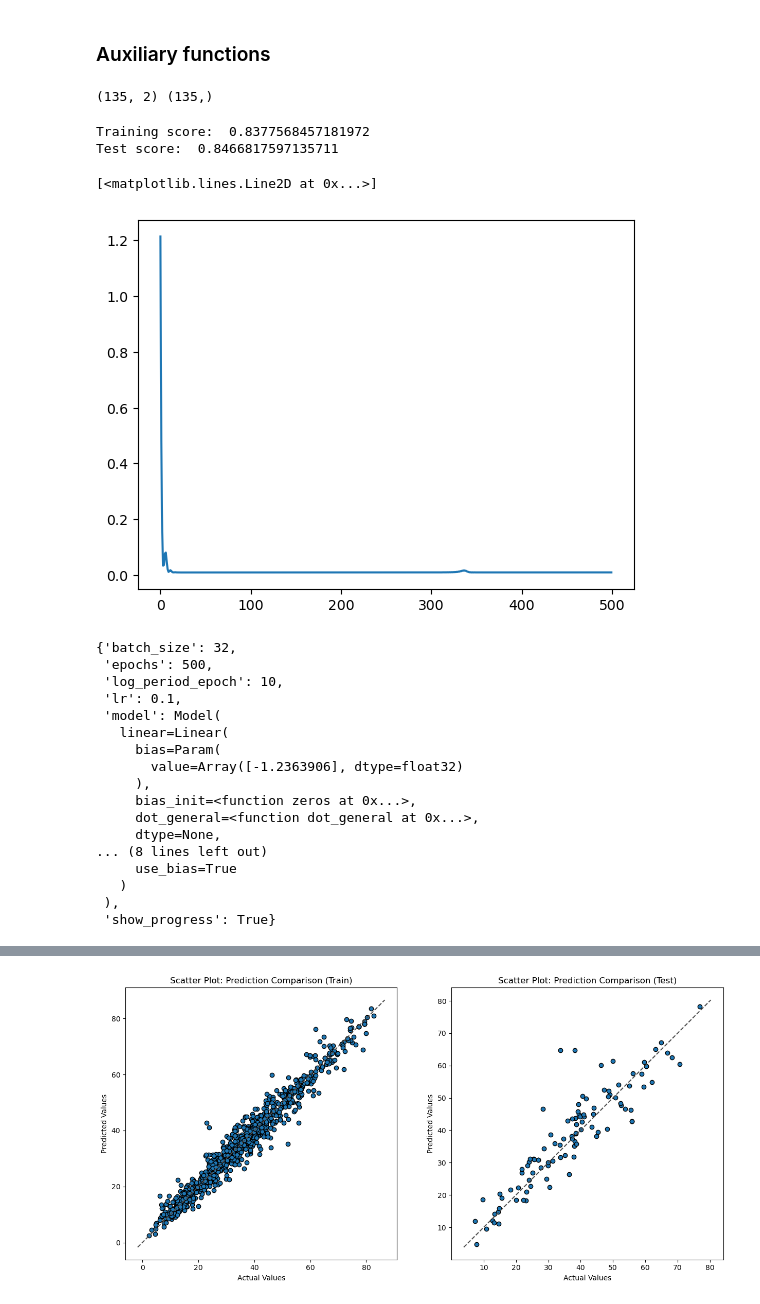
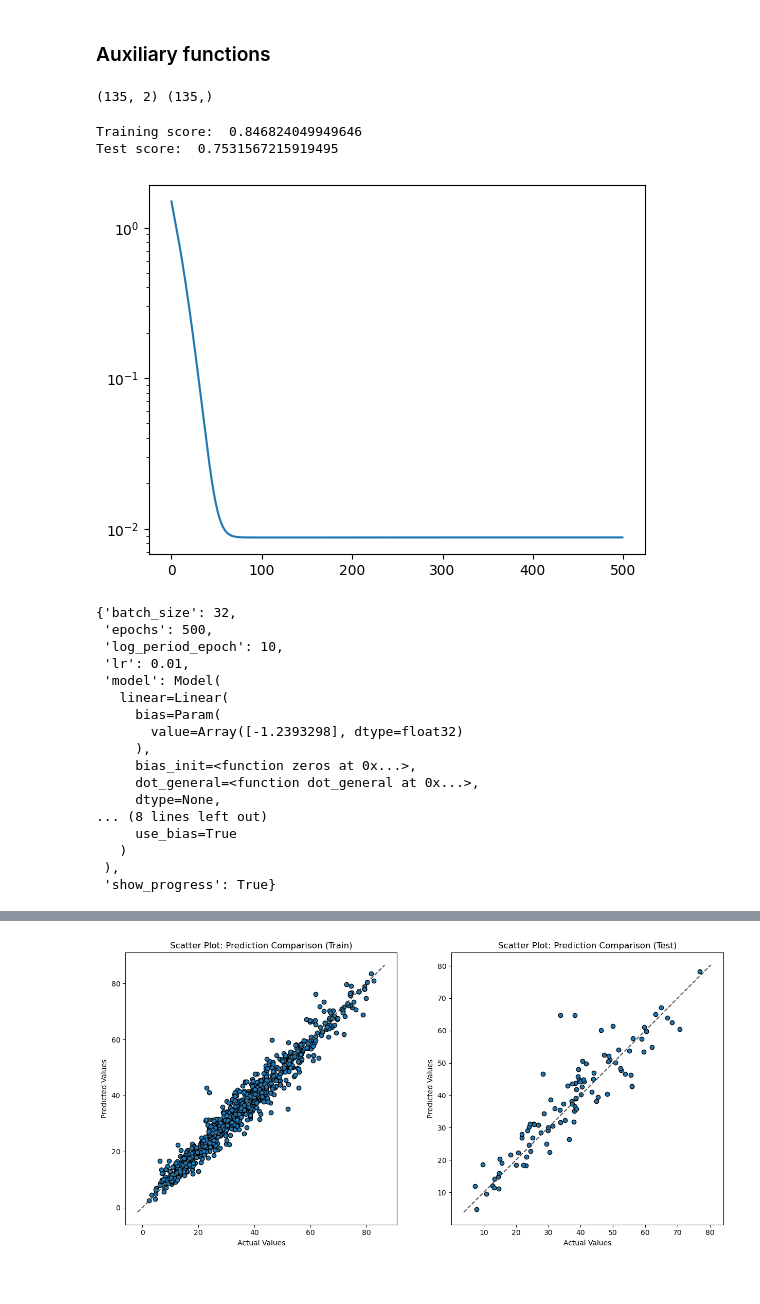
Before and after one commit to alucantonio/data_enhanced_simulation, a Jupyter notebook: 3_FlaxIntro.ipynb, the cells around one changed output, grey strips where cells are left out. Saved outputs shown, nothing was run; the diff lists cells and outputs as text; code cells hidden in the pictures.

```diff
--- a/FlaxIntro.ipynb
+++ b/3_FlaxIntro.ipynb
@@ -139,8 +130,9 @@ val_loss_history = []
 
 # Training loop
 for epoch in tqdm(range(1, epochs + 1)):
-    model, train_loss, validation_loss = train_epoch(model, optimizer, xs_train, ys_train,
-                                               xs_val, ys_val, batch_size, random.key(1))
+    model, train_loss, validation_loss = train_epoch(model, optimizer, xs_train,
+                                                      ys_train, xs_val, ys_val,
+                                                    batch_size, random.key(1))
 
     train_loss_history.append(train_loss)
     val_loss_history.append(validation_loss)
@@ -234,7 +205,7 @@ def train_step(model, optimizer, x, y):
     return loss
 
 def _train_epoch(
-    model, loss_fn, optimizer, xs_train, ys_train, batch_size, rng
+    model, optimizer, xs_train, ys_train, batch_size, rng
 ):
     train_ds_size = len(xs_train)
     steps_per_epoch = train_ds_size // batch_size
@@ -255,14 +226,14 @@ def _train_epoch(
     return model, train_loss
 
 
-def train(model, optimizer, loss_fn, xs_train, ys_train,
+def train(model, optimizer, xs_train, ys_train,
           batch_size,epochs, log_period_epoch=1, show_progress=True):
 
     train_loss_history = []
 
     for epoch in tqdm(range(1, epochs + 1), disable=not show_progress):
         model, train_loss = _train_epoch(
-            model, loss_fn, optimizer, xs_train, ys_train,
+            model, optimizer, xs_train, ys_train,
             batch_size, random.key(1),
         )
 
@@ -279,14 +250,8 @@ def train(model, optimizer, loss_fn, xs_train, ys_train,
 
 class MLPRegressor(BaseEstimator):
 
-    _parameter_constraints = {
-        "lr": [float],
-        "epochs": [int],
-        "batch_size": [int],
-        "log_period_epoch": [int]
-    }
-
-    def __init__(self, model, lr, epochs, batch_size, log_period_epoch=10, show_progress=True):
+    def __init__(self, model, lr, epochs, batch_size, log_period_epoch=10,
+                 show_progress=True):
         self.model = model
         self.lr = lr
         self.epochs = epochs
@@ -294,7 +259,6 @@ class MLPRegressor(BaseEstimator):
         self.log_period_epoch = log_period_epoch
         self.show_progress = show_progress
 
-    @_fit_context(prefer_skip_nested_validation=True)
     def fit(self, X, y):
         # `_validate_data` is defined in the `BaseEstimator` class.
         # It allows to:
@@ -306,9 +270,11 @@ class MLPRegressor(BaseEstimator):
         # transform row vectors into columns to be compatible with the output of the NN
         y = y.reshape(-1, 1)
 
-        self._optimizer = nnx.Optimizer(self.model, optax.adam(self.lr)) # Adam optimizer
+        self._optimizer = nnx.Optimizer(self.model, optax.adam(self.lr))
 
-        self.train_loss_history = train(self.model, self._optimizer, loss_fn, X, y, self.batch_size, self.epochs, self.log_period_epoch, self.show_progress)
+        self.train_loss_history = train(self.model, self._optimizer, X, y,
+                                        self.batch_size, self.epochs,
+                                        self.log_period_epoch, self.show_progress)
 
         self.is_fitted_ = True
         # `fit` should always return `self`
@@ -317,8 +283,6 @@ class MLPRegressor(BaseEstimator):
     def predict(self, X):
         # Check if fit had been called
         check_is_fitted(self)
-        # We need to set reset=False because we don't want to overwrite `n_features_in_`
-        # `feature_names_in_` but only check that the shape is consistent.
         X = self._validate_data(X, accept_sparse=True, reset=False)
         return self.model(X)
 
@@ -327,7 +291,7 @@ class MLPRegressor(BaseEstimator):
         return r2_score(y, y_pred)
 # %%
 model = Model(x_dim, y_dim, rngs=nnx.Rngs(0))
-m = MLPRegressor(model, 0.1, 500, 32)
+m = MLPRegressor(model, 0.01, 500, 32)
 # %%
 print(X_dev.shape, y_dev.shape)
 m.fit(X_dev, y_dev)
@@ -335,24 +299,24 @@ print("Training score: ", m.score(X_dev, y_dev))
 print("Test score: ", m.score(X_test, y_test))
 # %% [output]
 (135, 2) (135,)
-Training score:  0.8377568457181972
-Test score:  0.8466817597135711
+Training score:  0.846824049949646
+Test score:  0.7531567215919495
 # %%
 plot(m.train_loss_history)
+plt.yscale("log")
 # %% [output]
-[<matplotlib.lines.Line2D at 0x...>]
-[figure, old version]
+[figure, new version]
 # %%
 m.get_params()
 # %% [output]
 {'batch_size': 32,
  'epochs': 500,
  'log_period_epoch': 10,
- 'lr': 0.1,
+ 'lr': 0.01,
  'model': Model(
    linear=Linear(
      bias=Param(
-       value=Array([-1.2363906], dtype=float32)
+       value=Array([-1.2393298], dtype=float32)
      ),
      bias_init=<function zeros at 0x...>,
      dot_general=<function dot_general at 0x...>,
```
Also changed, not shown: parts of 40 cells of this notebook, 4 other files.
